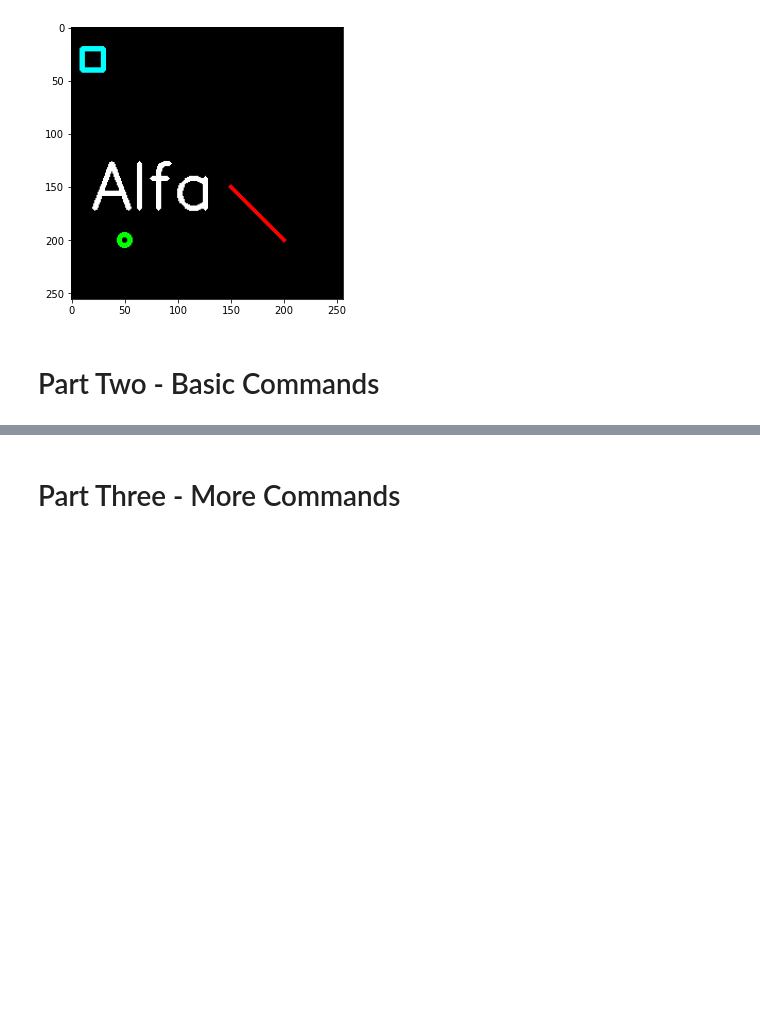
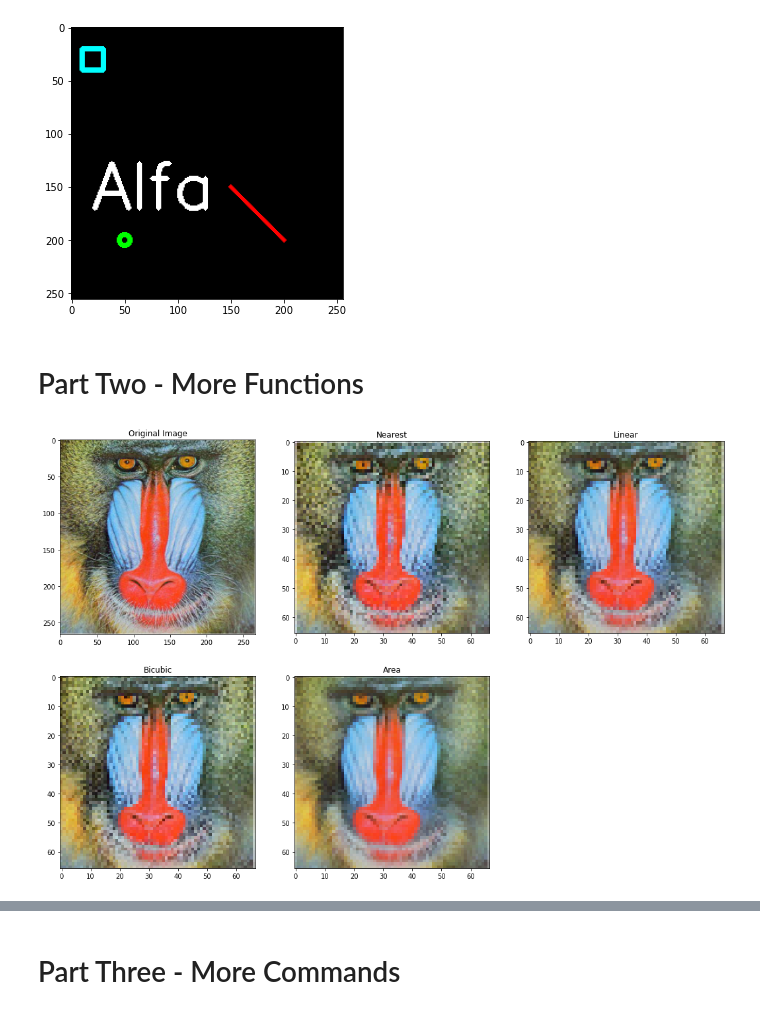
Before and after one commit to CarlosPena00/Workshops, a Jupyter notebook: Vision/0.vision-with-opencv.ipynb, the cells around one changed output, grey strips where cells are left out. Saved outputs shown, nothing was run; the diff lists cells and outputs as text; code cells hidden in the pictures; blank space fills up the shorter version.

Commit message:
Add part two

```diff
--- a/Vision/0.vision-with-opencv.ipynb
+++ b/Vision/0.vision-with-opencv.ipynb
@@ -163,4 +163,24 @@ plt.imshow(sample_draw, vmax=255, vmin=0, cmap='gray')
 <matplotlib.image.AxesImage at 0x...>
 [figure]
 # %% [markdown]
-# Part Two - Basic Commands
+# Part Two - More Functions
+# %%
+## Resize
+
+baboon_path   = r"extra/baboon.png"
+baboon_img    = cv2.imread(baboon_path)[..., ::-1]
+
+scale_factor  = 1/4
+baboon_naer   = cv2.resize(baboon_img, None, fx=scale_factor, fy=scale_factor, interpolation=cv2.INTER_NEAREST)
+baboon_linear = cv2.resize(baboon_img, None, fx=scale_factor, fy=scale_factor, interpolation=cv2.INTER_LINEAR)
+baboon_cubic  = cv2.resize(baboon_img, None, fx=scale_factor, fy=scale_factor, interpolation=cv2.INTER_CUBIC)
+baboon_area   = cv2.resize(baboon_img, None, fx=scale_factor, fy=scale_factor, interpolation=cv2.INTER_AREA)
+
+plt.figure(figsize=(18, 12))
+plt.subplot(231);plt.title('Original Image');plt.imshow(baboon_img)
+plt.subplot(232);plt.title('Nearest');plt.imshow(baboon_naer)
+plt.subplot(233);plt.title('Linear');plt.imshow(baboon_linear)
+plt.subplot(234);plt.title('Bicubic');plt.imshow(baboon_cubic)
+plt.subplot(235);plt.title('Area');plt.imshow(baboon_area);
+# %% [output]
+[figure, added]
```
Also changed, not shown: parts of 2 cells of this notebook, 1 other file.
